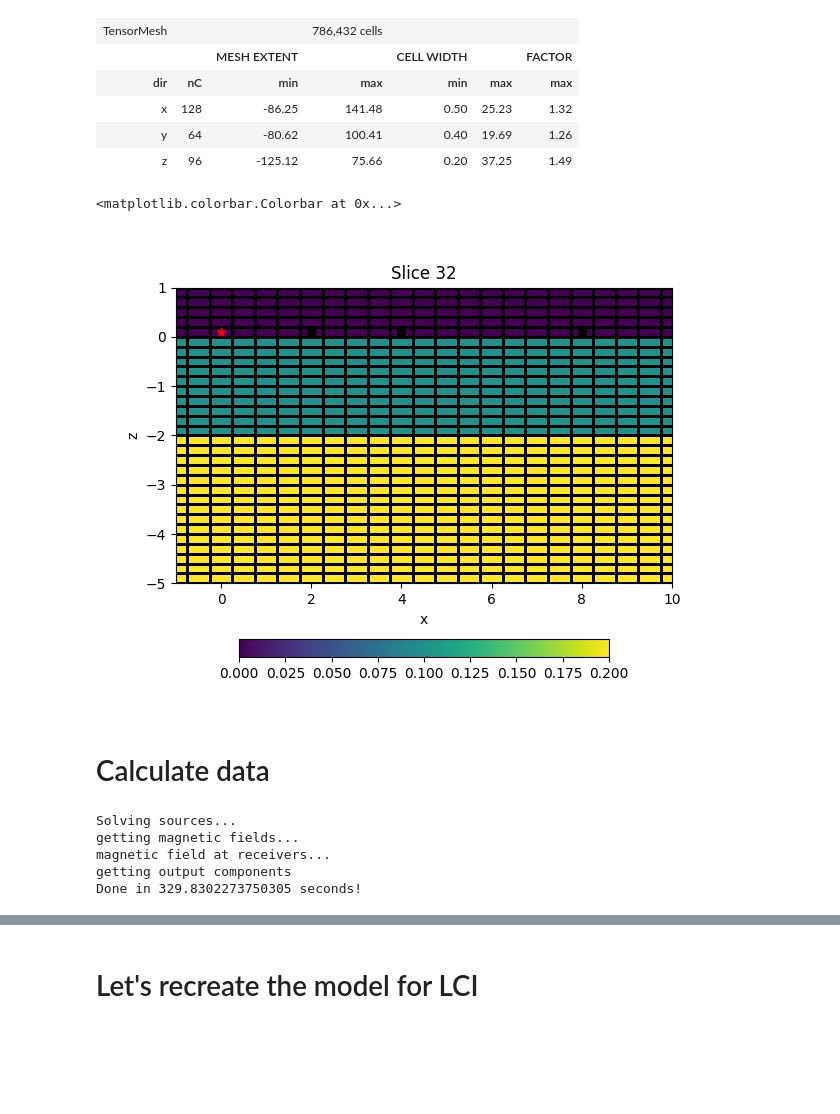
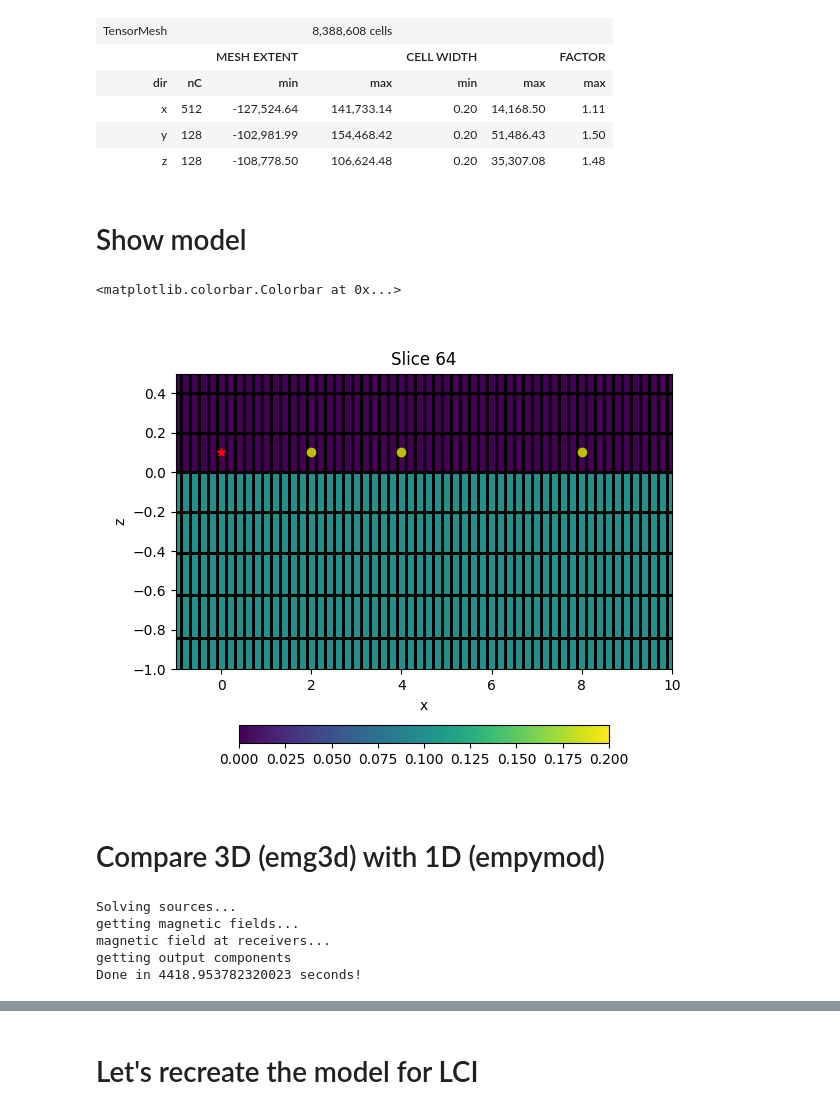
Before and after one commit to mariacarrizo/FDEM_LCI_PWI, a Jupyter notebook: 3DForward.ipynb, the cells around one changed output, grey strips where cells are left out. Cells and saved outputs as stored; diff of their text form; code cells hidden in the pictures; blank space fills up the shorter version.

Commit message:
new mesh

```diff
--- a/3DForward.ipynb
+++ b/3DForward.ipynb
@@ -211,24 +211,29 @@ src_coords = [0, 0, height, azi, dip]
 
 # Define mesh
 mesh = emg3d.construct_mesh(frequency = frequency,
-                         properties = sig_3d,
-                         center = [0.25,0.25,0],
+                         properties = [sig[0], sig_3d[0]],
+                         center = [0,0,height],
                          mapping='Conductivity',
-                         domain = ([-10, 40],[-6, 6],[-13,1]),
-                         min_width_limits = [0.5, 0.4, 0.2],
-                         center_on_edge=True)
+                         domain = ([-10, 50],[-10, 10],[-10,10]),
+                         min_width_limits = [0.2, 0.2, 0.2], # changed z from 0.1 to 0.2
+                         center_on_edge=False,
+                         stretching= {'x': [1,1.5], 'y': [1.1,1.5], 'z': [1.1,1.5]},
+                         lambda_from_center=True,
+                         lambda_factor=3,
+                         cell_numbers=[512, 128, 128]
+                         )
 
 # Define receivers
 rec_coords = [off, np.zeros_like(off), height, azi, dip]
 # %%
 mesh
 # %% [output]
-| TensorMesh |  |  | 786,432 cells |  |  |  |
+| TensorMesh |  |  | 8,388,608 cells |  |  |  |
 |  |  | MESH EXTENT |  | CELL WIDTH |  | FACTOR |
 | dir | nC | min | max | min | max | max |
-| x | 128 | -86.25 | 141.48 | 0.50 | 25.23 | 1.32 |
-| y | 64 | -80.62 | 100.41 | 0.40 | 19.69 | 1.26 |
-| z | 96 | -125.12 | 75.66 | 0.20 | 37.25 | 1.49 |
+| x | 512 | -127,524.64 | 141,733.14 | 0.20 | 14,168.50 | 1.11 |
+| y | 128 | -102,981.99 | 154,468.42 | 0.20 | 51,486.43 | 1.50 |
+| z | 128 | -108,778.50 | 106,624.48 | 0.20 | 35,307.08 | 1.48 |
 # %%
 # Populate grid
 
@@ -256,25 +259,28 @@ Model_air = emg3d.Model(mesh,
+# %% [markdown]
+# Show model
 # %%
 fig, ax = plt.subplots()
 
 f0 = mesh.plot_slice(Model.property_x,
                normal = 'Y',
                v_type='CC',
                clim=[0,0.2],
                ax=ax,
                grid=True)
 ax.set_xlim([-1,10])
-ax.set_ylim([-5,1])
+ax.set_ylim([-1,0.5])
 ax.scatter(src_coords[0], src_coords[2], c='r', marker = '*')
-ax.scatter(rec_coords[0], rec_coords[1]+height, c='k')
+ax.scatter(rec_coords[0], rec_coords[1]+height, c='y')
 
 fig.colorbar(f0[0], ax=ax, orientation='horizontal', fraction=0.05)
 # %% [output]
 <matplotlib.colorbar.Colorbar at 0x...>
-[figure, old version]
+[figure, new version]
 # %% [markdown]
-# Calculate data
+# Compare 3D (emg3d) with 1D (empymod)
 # %%
-data_3D = FDEM3D(model_sig = Model,
+# Calculate in 3D
+data_3D, H_field_H = FDEM3D(model_sig = Model,
                  model_air = Model_air,
                  height=height)
 # %% [output]
@@ -282,7 +288,7 @@ Solving sources...
 getting magnetic fields...
 magnetic field at receivers...
 getting output components
-Done in 329.8302273750305 seconds!
+Done in 4418.953782320023 seconds!
 # %%
 data_3D
 # %% [output]
```
Also changed, not shown: parts of 14 cells of this notebook.
